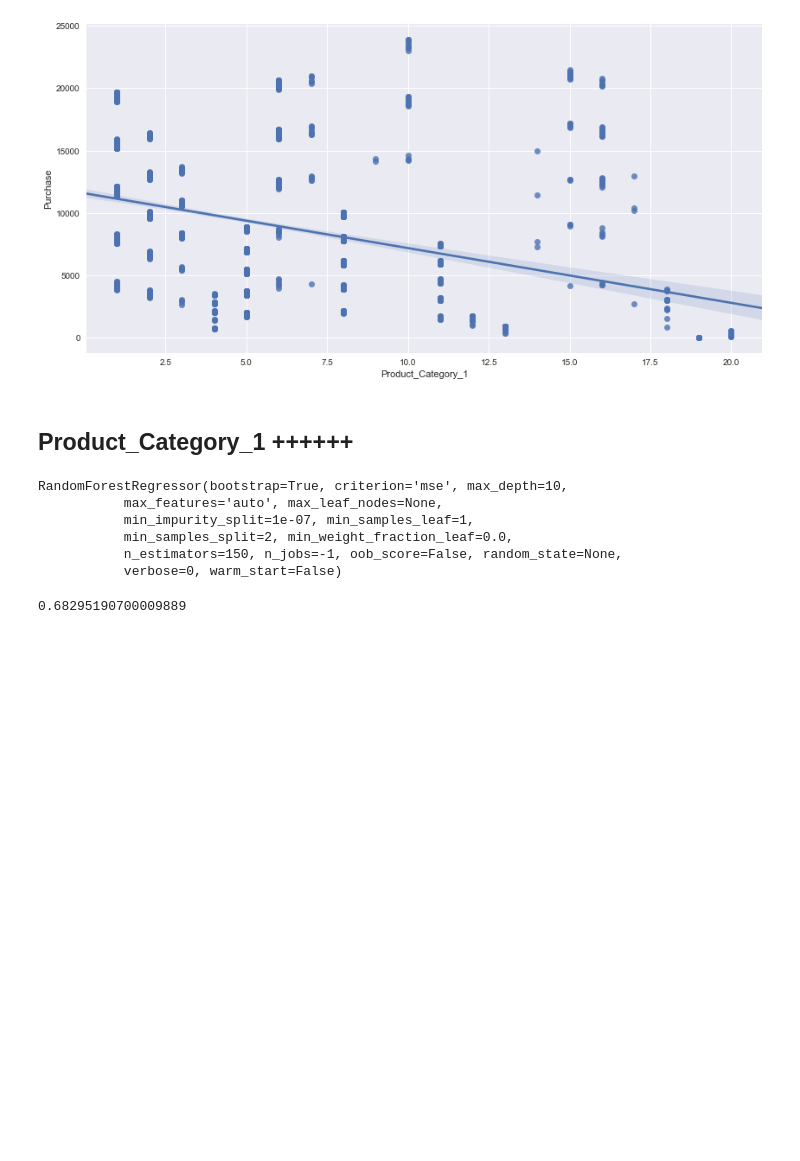
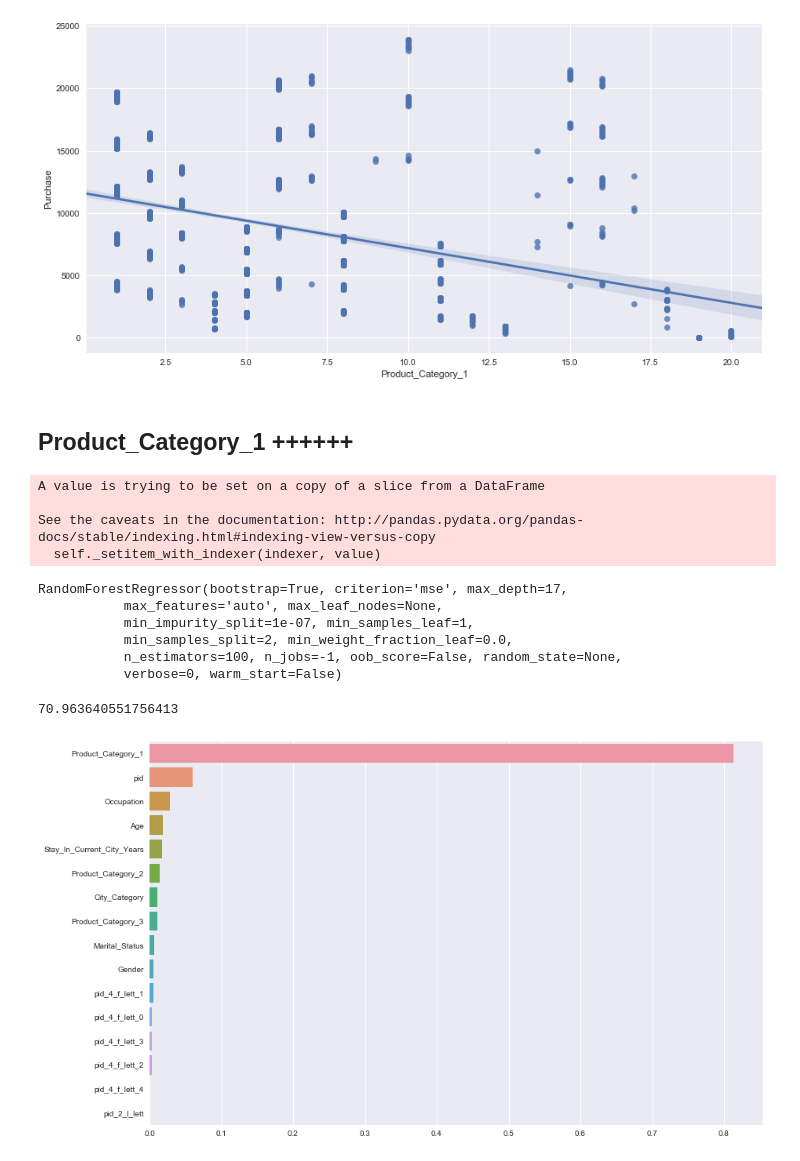
Before and after one commit to amidmajd/black_friday, a Jupyter notebook: clean&analyze.ipynb, the cells around one changed output. Saved outputs shown, nothing was run; the diff lists cells and outputs as text; code cells hidden in the pictures; blank space fills up the shorter version.

```diff
--- a/clean&analyze.ipynb
+++ b/clean&analyze.ipynb
@@ -115,19 +111,77 @@ data.Product_ID = (data.Product_ID - data.Product_ID.mean()) / data.Product_ID.s
+# %%
+data['pid_4_f_lett_0'] = np.zeros(len(data))
+data['pid_4_f_lett_1'] = np.zeros(len(data))
+data['pid_4_f_lett_2'] = np.zeros(len(data))
+data['pid_4_f_lett_3'] = np.zeros(len(data))
+data['pid_4_f_lett_4'] = np.zeros(len(data))
+data['pid_2_l_lett'] = np.zeros(len(data))
+data['pid'] = np.zeros(len(data))
+# %%
+pid = data.Product_ID
+tmp_0 = []
+tmp_1 = []
+tmp_2 = []
+tmp_3 = []
+tmp_4 = []
+for i, x in enumerate(pid):
+    if x[:4] == 'P000':
+        tmp_0.append(i)
+    elif x[:4] == 'P001':
+        tmp_1.append(i)
+    elif x[:4] == 'P002':
+        tmp_2.append(i)
+    elif x[:4] == 'P003':
+        tmp_3.append(i)
+    elif x[:4] == 'P009':
+        tmp_4.append(i)
+    else:
+        print("UnExpected VALUE !!!!!!!!!!!!!!")
+
+data['pid_4_f_lett_0'].loc[tmp_0] = 1.0
+data['pid_4_f_lett_1'].loc[tmp_1] = 1.0
+data['pid_4_f_lett_2'].loc[tmp_2] = 1.0
+data['pid_4_f_lett_3'].loc[tmp_3] = 1.0
+data['pid_4_f_lett_4'].loc[tmp_4] = 1.0
+
+data.pid_2_l_lett = [x[-2:] for x in data.Product_ID]
+data.pid = [x[4:-2] for x in data.Product_ID]
+# %% [output]
+A value is trying to be set on a copy of a slice from a DataFrame
+
+See the caveats in the documentation: http://pandas.pydata.org/pandas-docs/stable/indexing.html#indexing-view-versus-copy
+  self._setitem_with_indexer(indexer, value)
 # %%
-data = data.drop(['Product_Category_2', 'Product_Category_3'], axis=1)
-target = data.Purchase
-data = data.drop('Purchase', axis=1)
+data = data.drop('Product_ID', axis=1)
+# %%
+imputer = preprocessing.Imputer(missing_values='NaN', strategy='mean', axis=1)
+imputer.fit_transform(data.drop('Purchase', axis=1))
+data.Product_Category_2 = imputer.transform(data.Product_Category_2)[0]
+data.Product_Category_3 = imputer.transform(data.Product_Category_3)[0]
 # %%
-x_train, x_test, y_train, y_test = train_test_split(data, target, test_size=.01)
-model = RandomForestRegressor(n_estimators=150, n_jobs=-1, max_depth=10)
+x_train, x_test, y_train, y_test = train_test_split(
+    data.drop('Purchase', axis=1),
+    data.Purchase,
+    test_size=0.2)
+model = RandomForestRegressor(n_estimators=100, n_jobs=-1, max_depth=17)
 model.fit(x_train, y_train)
 # %% [output]
-RandomForestRegressor(bootstrap=True, criterion='mse', max_depth=10,
+RandomForestRegressor(bootstrap=True, criterion='mse', max_depth=17,
            max_features='auto', max_leaf_nodes=None,
            min_impurity_split=1e-07, min_samples_leaf=1,
            min_samples_split=2, min_weight_fraction_leaf=0.0,
-           n_estimators=150, n_jobs=-1, oob_score=False, random_state=None,
+           n_estimators=100, n_jobs=-1, oob_score=False, random_state=None,
            verbose=0, warm_start=False)
 # %%
-model.score(x_test, y_test)
+model.scorere(x_test, y_test) * 100
 # %% [output]
-0.68295190700009889
+70.963640551756413
+# %%
+ft_imp = []
+cols = data.drop('Purchase', axis=1).columns
+for i in range(len(cols)):
+    ft_imp.append((cols[i], list(model.feature_importances_)[i]))
+ft_imp = sorted(ft_imp, key=lambda x: x[1], reverse=True)
+sns.barplot([y for x,y in ft_imp], [x for x,y in ft_imp] , orient='h')
+plt.show()
+# %% [output]
+[figure, added]
```
Also changed, not shown: parts of 5 cells of this notebook, 2 other files.
